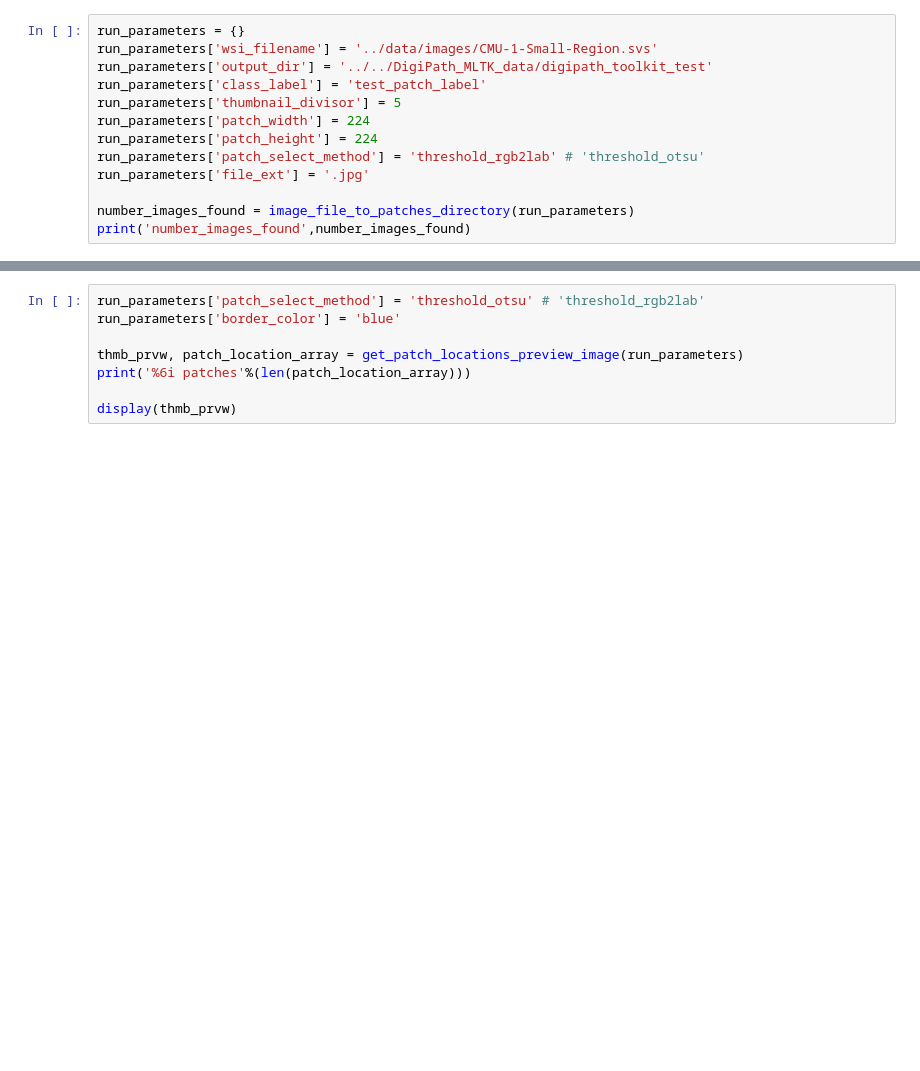
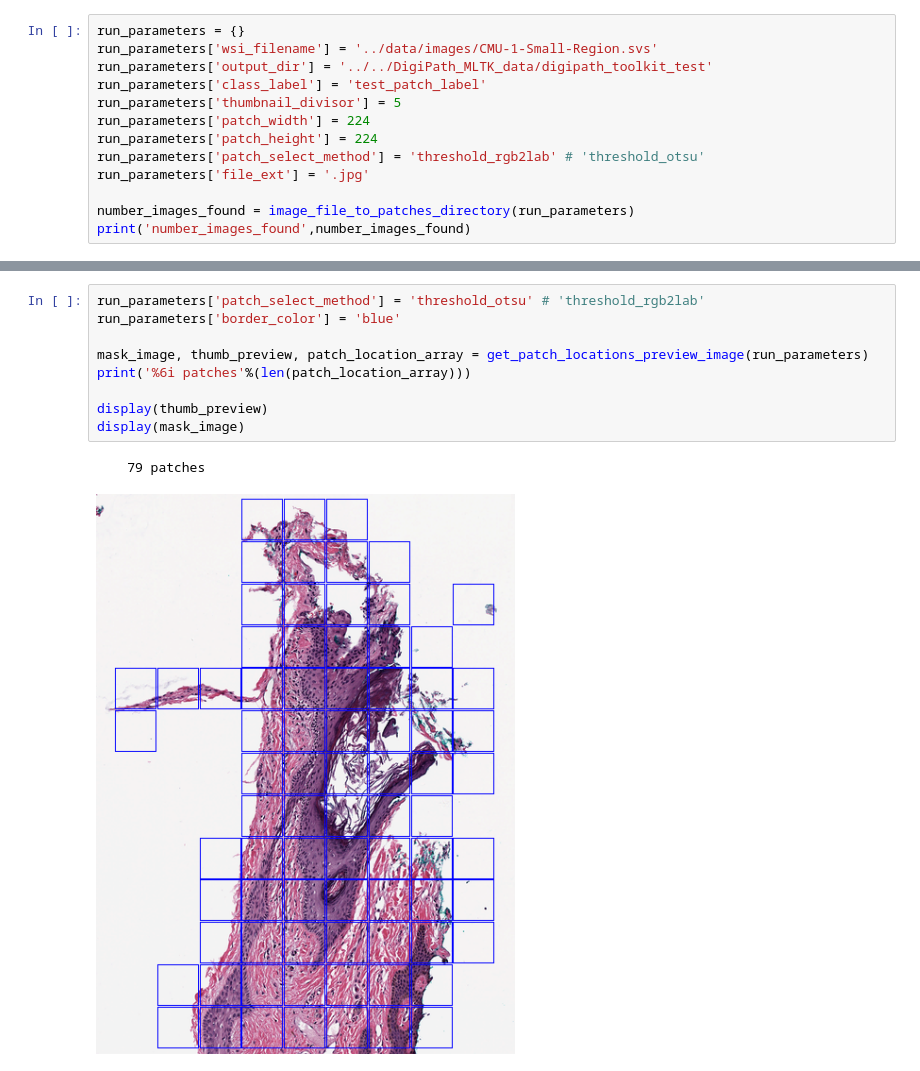
Before and after one commit to quincy-125/DigiPath_MLTK, a Jupyter notebook: aaDevNotebooks/wsi_patches_to_dir.ipynb, the cells around one changed output, grey strips where cells are left out. Cells and saved outputs as stored; diff of their text form; blank space fills up the shorter version.

```diff
--- a/aaDevNotebooks/wsi_patches_to_dir.ipynb
+++ b/aaDevNotebooks/wsi_patches_to_dir.ipynb
@@ -45,8 +54,12 @@ display(thmb_prvw)
 # %%
 run_parameters['patch_select_method'] = 'threshold_otsu' # 'threshold_rgb2lab'
 run_parameters['border_color'] = 'blue'
 
-thmb_prvw, patch_location_array = get_patch_locations_preview_image(run_parameters)
+mask_image, thumb_preview, patch_location_array = get_patch_locations_preview_image(run_parameters)
 print('%6i patches'%(len(patch_location_array)))
 
-display(thmb_prvw)
+display(thumb_preview)
+display(mask_image)
+# %% [output]
+    79 patches
+[figure, added]
```
Also changed, not shown: parts of 4 cells of this notebook, 1 other file.
